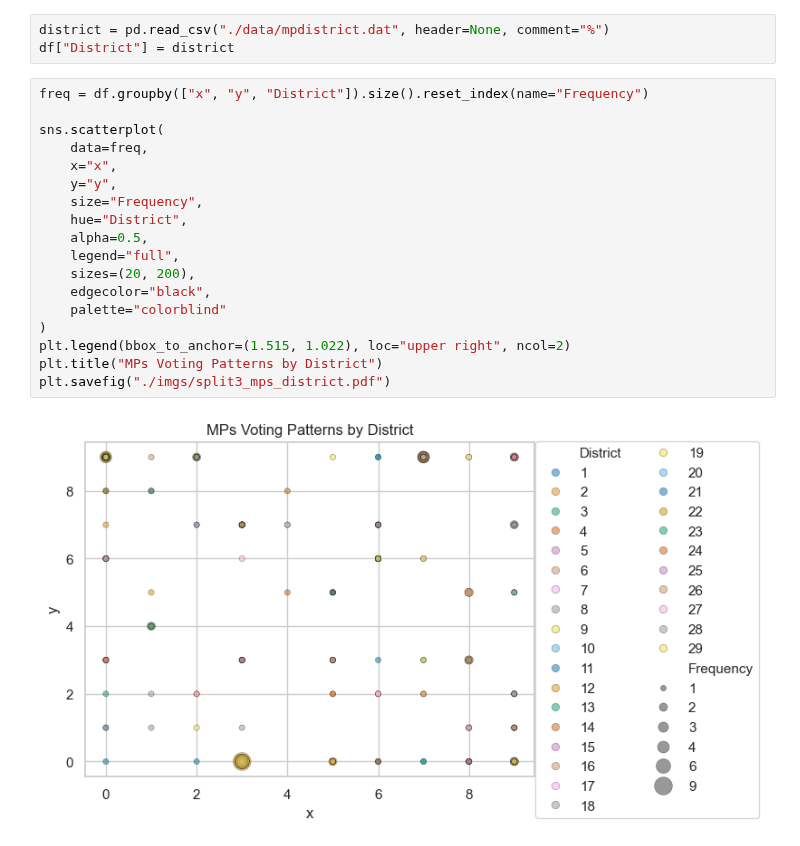
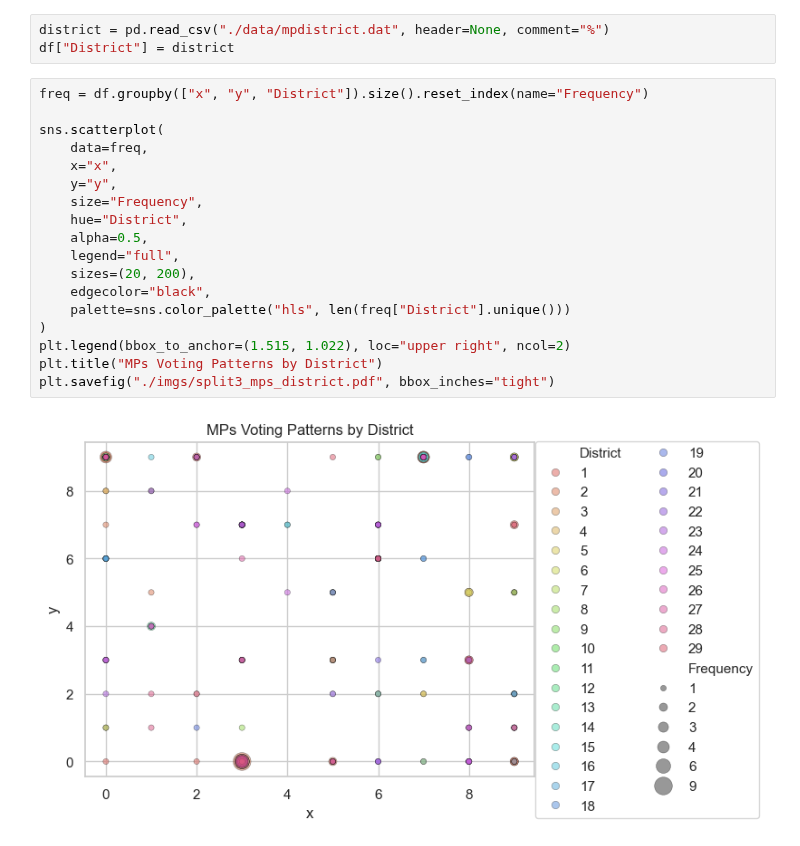
Before and after one commit to nathanansel28/DD2437, a Jupyter notebook: lab2/split3.ipynb, the cells around one changed output. Cells and saved outputs as stored; diff of their text form.

```diff
--- a/lab2/split3.ipynb
+++ b/lab2/split3.ipynb
@@ -180,20 +180,20 @@ df["District"] = district
 # %%
 freq = df.groupby(["x", "y", "District"]).size().reset_index(name="Frequency")
 
 sns.scatterplot(
     data=freq,
     x="x",
     y="y",
     size="Frequency",
     hue="District",
     alpha=0.5,
     legend="full",
     sizes=(20, 200),
     edgecolor="black",
-    palette="colorblind"
+    palette=sns.color_palette("hls", len(freq["District"].unique()))
 )
 plt.legend(bbox_to_anchor=(1.515, 1.022), loc="upper right", ncol=2)
 plt.title("MPs Voting Patterns by District")
-plt.savefig("./imgs/split3_mps_district.pdf")
+plt.savefig("./imgs/split3_mps_district.pdf", bbox_inches="tight")
 # %% [output]
-[figure, old version]
+[figure, new version]
```
Also changed, not shown: parts of 4 cells of this notebook, 5 other files.
